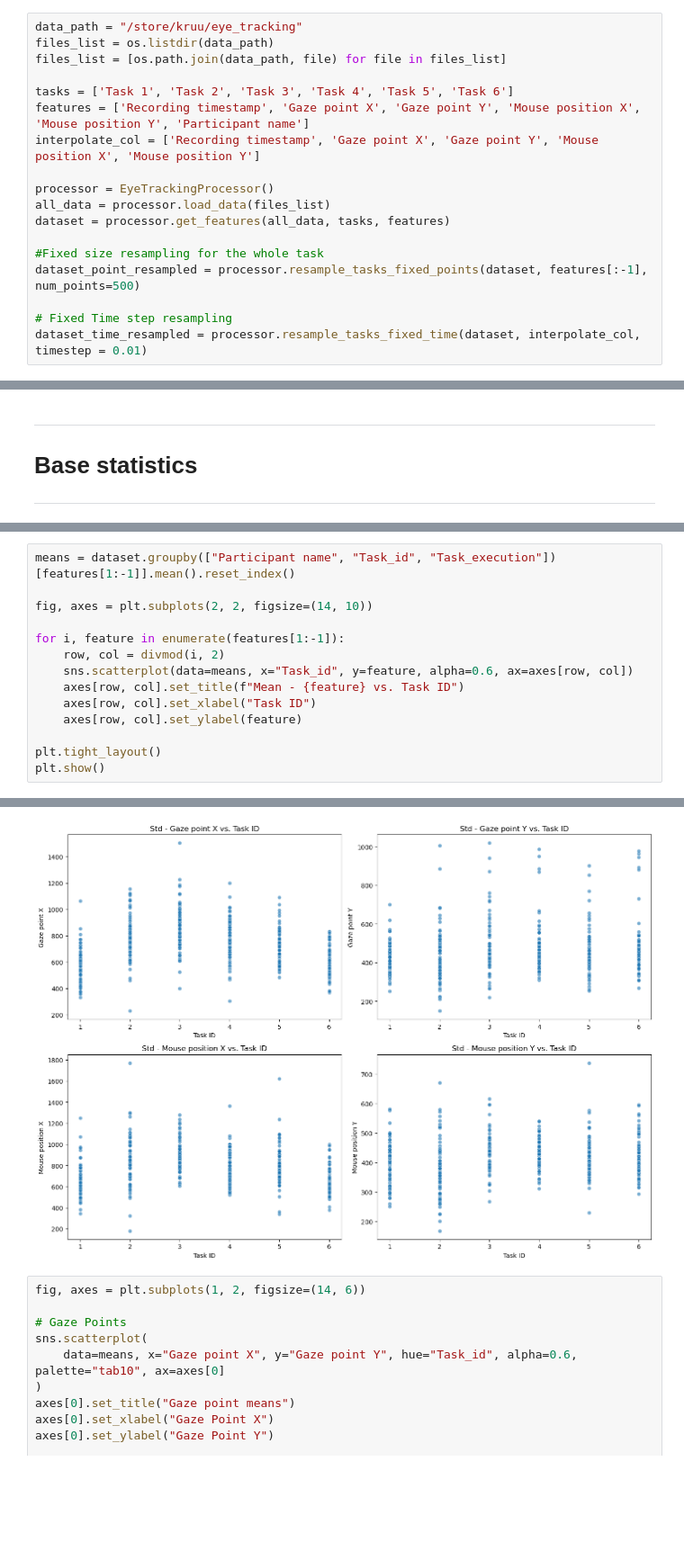
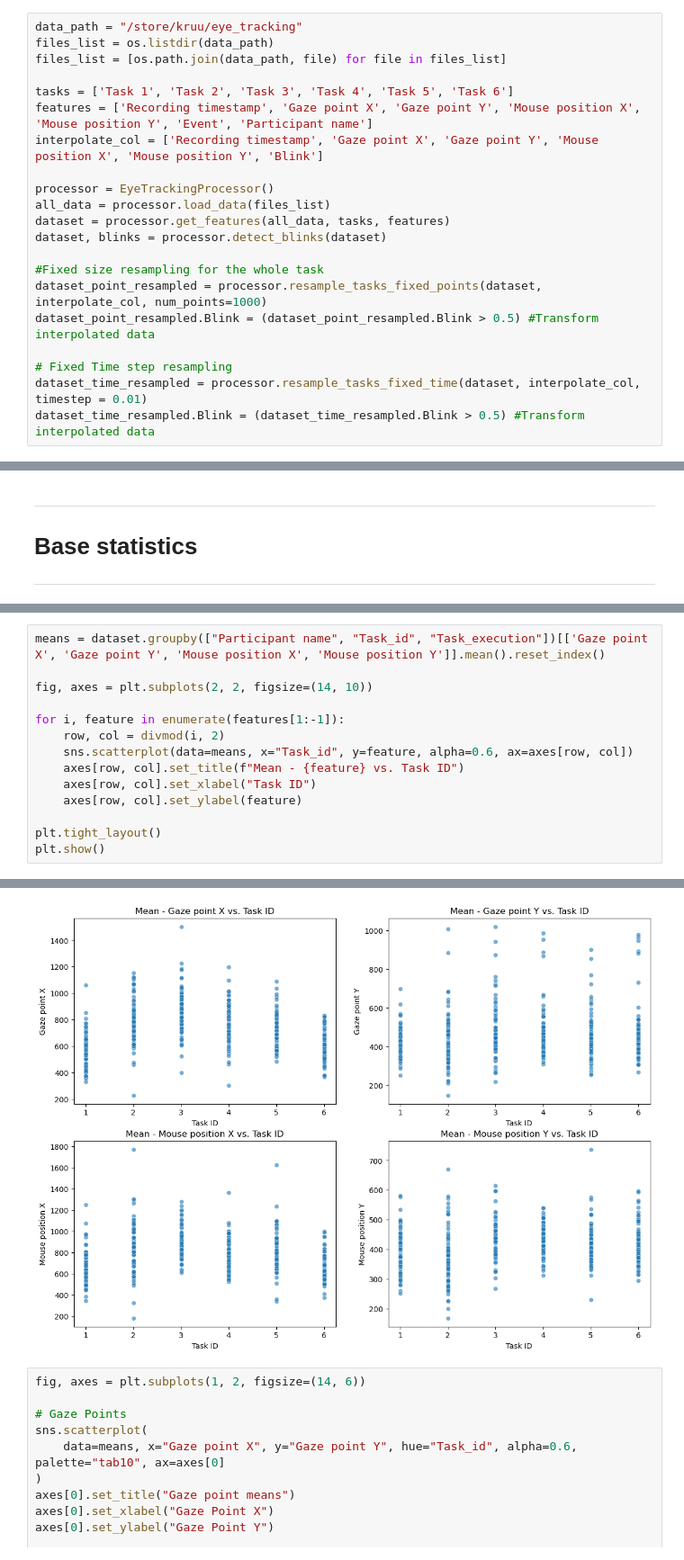
Before and after one commit to kruuZHAW/eye_tracking, a Jupyter notebook: notebooks/sandbox_feature_eng.ipynb, the cells around one changed output, grey strips where cells are left out. Shown at 90% size. Cells and saved outputs as stored; diff of their text form; blank space fills up the shorter version.

```diff
--- a/notebooks/sandbox_feature_eng.ipynb
+++ b/notebooks/sandbox_feature_eng.ipynb
@@ -18,15 +18,18 @@ files_list = os.listdir(data_path)
 files_list = [os.path.join(data_path, file) for file in files_list]
 
 tasks = ['Task 1', 'Task 2', 'Task 3', 'Task 4', 'Task 5', 'Task 6']
-features = ['Recording timestamp', 'Gaze point X', 'Gaze point Y', 'Mouse position X', 'Mouse position Y', 'Participant name']
-interpolate_col = ['Recording timestamp', 'Gaze point X', 'Gaze point Y', 'Mouse position X', 'Mouse position Y']
+features = ['Recording timestamp', 'Gaze point X', 'Gaze point Y', 'Mouse position X', 'Mouse position Y', 'Event', 'Participant name']
+interpolate_col = ['Recording timestamp', 'Gaze point X', 'Gaze point Y', 'Mouse position X', 'Mouse position Y', 'Blink']
 
 processor = EyeTrackingProcessor()
 all_data = processor.load_data(files_list)
 dataset = processor.get_features(all_data, tasks, features)
+dataset, blinks = processor.detect_blinks(dataset)
 
 #Fixed size resampling for the whole task
-dataset_point_resampled = processor.resample_tasks_fixed_points(dataset, features[:-1], num_points=500)
+dataset_point_resampled = processor.resample_tasks_fixed_points(dataset, interpolate_col, num_points=1000)
+dataset_point_resampled.Blink = (dataset_point_resampled.Blink > 0.5) #Transform interpolated data
 
 # Fixed Time step resampling
 dataset_time_resampled = processor.resample_tasks_fixed_time(dataset, interpolate_col, timestep = 0.01)
+dataset_time_resampled.Blink = (dataset_time_resampled.Blink > 0.5) #Transform interpolated data
@@ -126,7 +119,7 @@ plt.show()
 # %% [output]
 [figure]
 # %%
-means = dataset.groupby(["Participant name", "Task_id", "Task_execution"])[features[1:-1]].mean().reset_index()
+means = dataset.groupby(["Participant name", "Task_id", "Task_execution"])[['Gaze point X', 'Gaze point Y', 'Mouse position X', 'Mouse position Y']].mean().reset_index()
 
 fig, axes = plt.subplots(2, 2, figsize=(14, 10))
 
@@ -143,4 +137,4 @@ plt.show()
-[figure, old version]
+[figure, new version]
 # %%
 fig, axes = plt.subplots(1, 2, figsize=(14, 6))
 
```
Also changed, not shown: parts of 28 cells of this notebook, 15 other files.
